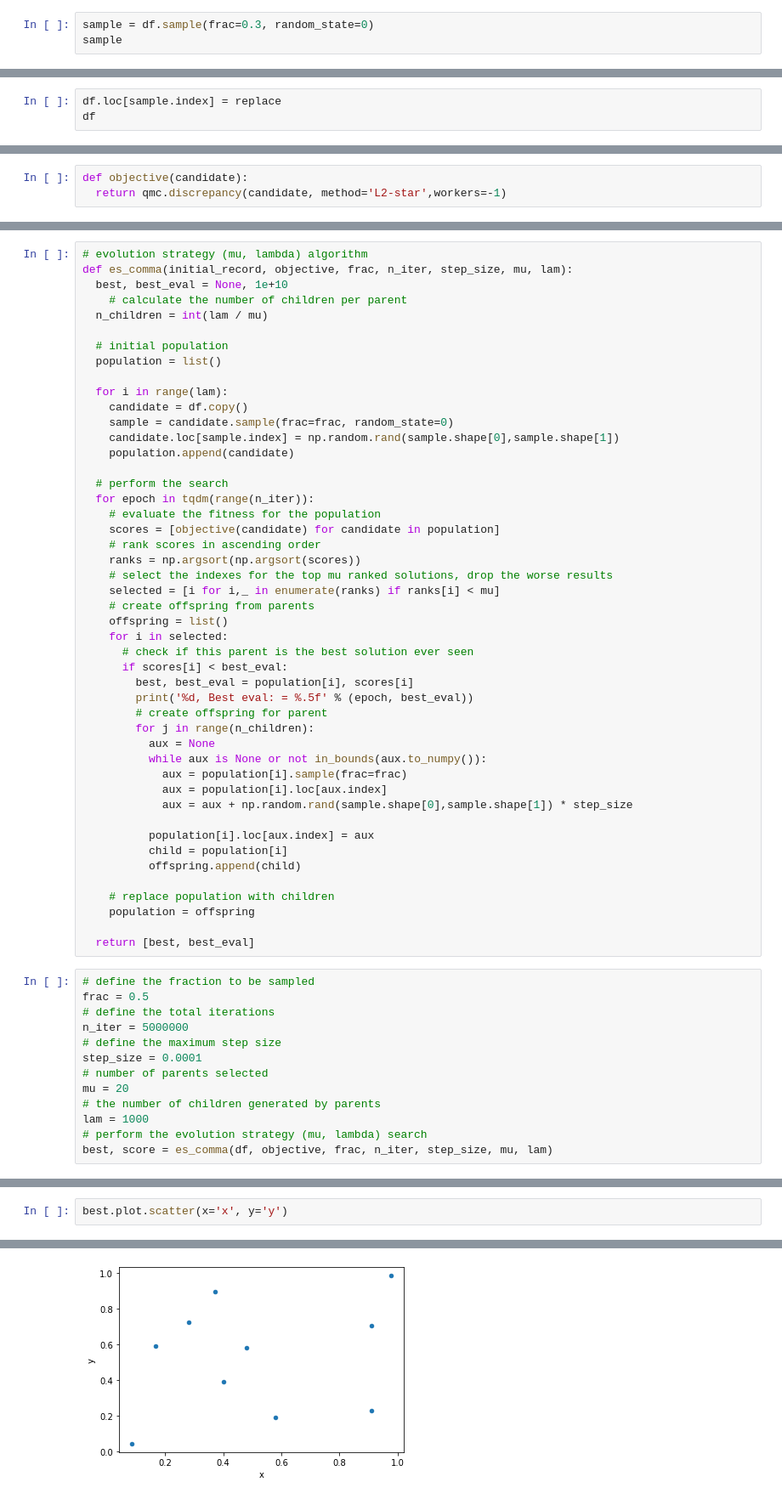
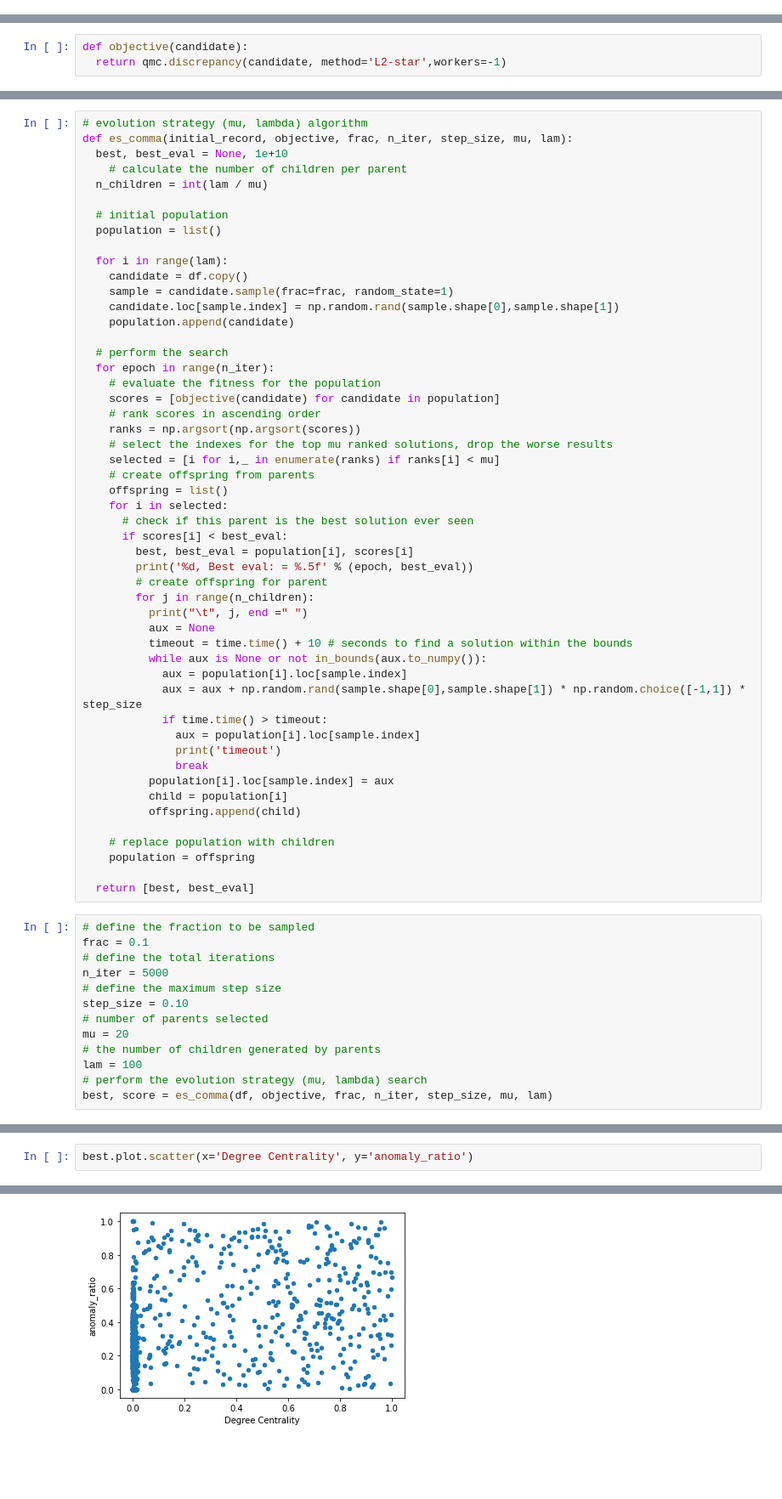
Before and after one commit to fzanart/Socialz, a Jupyter notebook: mu_lambda_ES.ipynb, the cells around one changed output, grey strips where cells are left out. Shown: that part at 85% size. Cells and saved outputs as stored; diff of their text form; blank space fills up the shorter version.

```diff
--- a/mu_lambda_ES.ipynb
+++ b/mu_lambda_ES.ipynb
@@ -47,6 +42,3 @@ mu: The number of parents selected each iteration.
 lambda: Size of the population.
 
 lambda / mu: Number of children generated from each selected parent.
-# %%
-sample = df.sample(frac=0.3, random_state=0)
-sample
@@ -65,3 +44,0 @@ array([[0.96673112, 0.07017085],
-# %%
-df.loc[sample.index] = replace
-df
@@ -103,12 +68,12 @@ def es_comma(initial_record, objective, frac, n_iter, step_size, mu, lam):
 
   for i in range(lam):
     candidate = df.copy()
-    sample = candidate.sample(frac=frac, random_state=0)
+    sample = candidate.sample(frac=frac, random_state=1)
     candidate.loc[sample.index] = np.random.rand(sample.shape[0],sample.shape[1])
     population.append(candidate)
 
   # perform the search
-  for epoch in tqdm(range(n_iter)):
+  for epoch in range(n_iter):
     # evaluate the fitness for the population
     scores = [objective(candidate) for candidate in population]
     # rank scores in ascending order
@@ -124,13 +89,17 @@ def es_comma(initial_record, objective, frac, n_iter, step_size, mu, lam):
         print('%d, Best eval: = %.5f' % (epoch, best_eval))
         # create offspring for parent
         for j in range(n_children):
+          print("\t", j, end =" ")
           aux = None
+          timeout = time.time() + 10 # seconds to find a solution within the bounds
           while aux is None or not in_bounds(aux.to_numpy()):
-            aux = population[i].sample(frac=frac)
-            aux = population[i].loc[aux.index]
-            aux = aux + np.random.rand(sample.shape[0],sample.shape[1]) * step_size
-
-          population[i].loc[aux.index] = aux
+            aux = population[i].loc[sample.index]
+            aux = aux + np.random.rand(sample.shape[0],sample.shape[1]) * np.random.choice([-1,1]) * step_size
+            if time.time() > timeout:
+              aux = population[i].loc[sample.index]
+              print('timeout')
+              break
+          population[i].loc[sample.index] = aux
           child = population[i]
           offspring.append(child)
 
@@ -140,15 +109,15 @@ def es_comma(initial_record, objective, frac, n_iter, step_size, mu, lam):
   return [best, best_eval]
 # %%
 # define the fraction to be sampled
-frac = 0.5
+frac = 0.1
 # define the total iterations
-n_iter = 5000000
+n_iter = 5000
 # define the maximum step size
-step_size = 0.0001
+step_size = 0.10
 # number of parents selected
 mu = 20
 # the number of children generated by parents
-lam = 1000
+lam = 100
 # perform the evolution strategy (mu, lambda) search
 best, score = es_comma(df, objective, frac, n_iter, step_size, mu, lam)
 # %% [output]
@@ -183,5 +150,5 @@ df.plot.scatter(x='x', y='y')
 # %%
-best.plot.scatter(x='x', y='y')
+best.plot.scatter(x='Degree Centrality', y='anomaly_ratio')
 # %% [output]
 <matplotlib.axes._subplots.AxesSubplot at 0x...>
-[figure, old version]
+[figure, new version]
```
Also changed, not shown: parts of 12 cells of this notebook.
